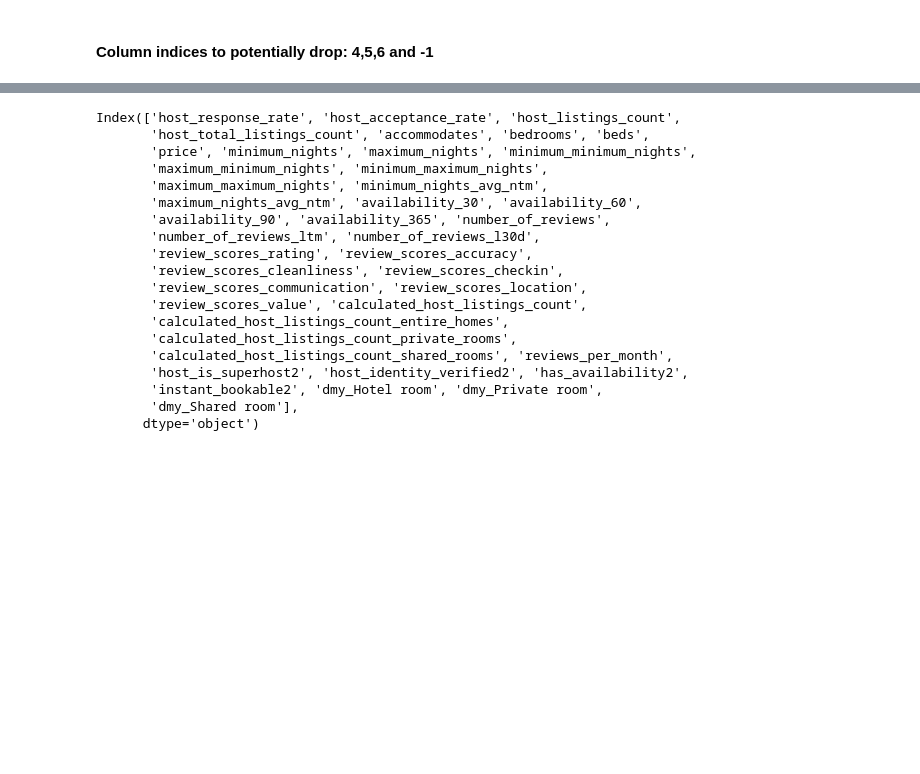
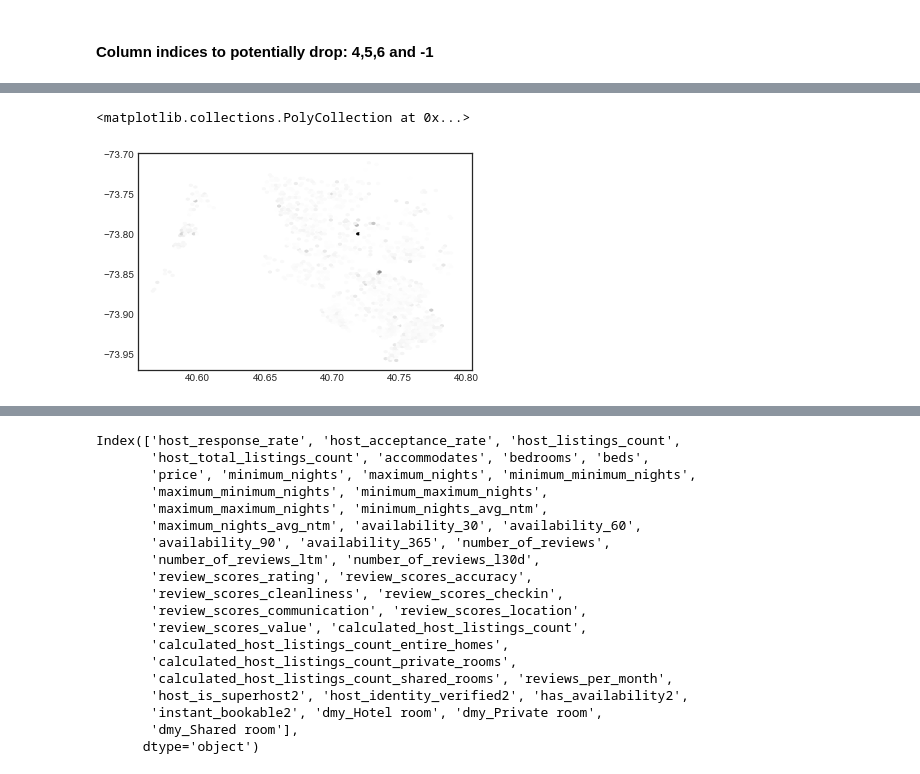
Before and after one commit to Lupercio421/STAT-724, a Jupyter notebook: Final_Project/Linear_Regression.ipynb, the cells around one changed output, grey strips where cells are left out. Cells and saved outputs as stored; diff of their text form; code cells hidden in the pictures; blank space fills up the shorter version.

```diff
--- a/Final_Project/Linear_Regression.ipynb
+++ b/Final_Project/Linear_Regression.ipynb
@@ -38,4 +44,5 @@ import os
 csv_file = os.path.join(PROJECT_ROOT_DIR,'listings_6.csv')
 abnb = pd.read_csv(csv_file, low_memory=False)
 abnb = pd.DataFrame(data = abnb)
-abnb = abnb.drop(abnb.columns[[4,5,6,-1]], axis = 1)
+abnb_viz = abnb
+#abnb = abnb.drop(abnb.columns[[4,5,6,-1]], axis = 1)
@@ -46,3 +74,13 @@ len(abnb)
+# %%
+abnb_viz_queens_df = abnb_viz[abnb_viz.Borough == 'Queens']
+abnb_viz_brooklyn_df = abnb_viz[abnb_viz.Borough == 'Brooklyn']
+# %%
+x1 = abnb_viz_queens_df['latitude']
+y1 = abnb_viz_queens_df['longitude']
+plt.hexbin(x1, y1, alpha=10, C = abnb_viz_queens_df.price)
+# %% [output]
+<matplotlib.collections.PolyCollection at 0x...>
+[figure, added]
 # %%
 # %store -r abnb_queens_df
 # print(abnb_queens_df.head())
```
Also changed, not shown: parts of 13 cells of this notebook, 5 other files.
